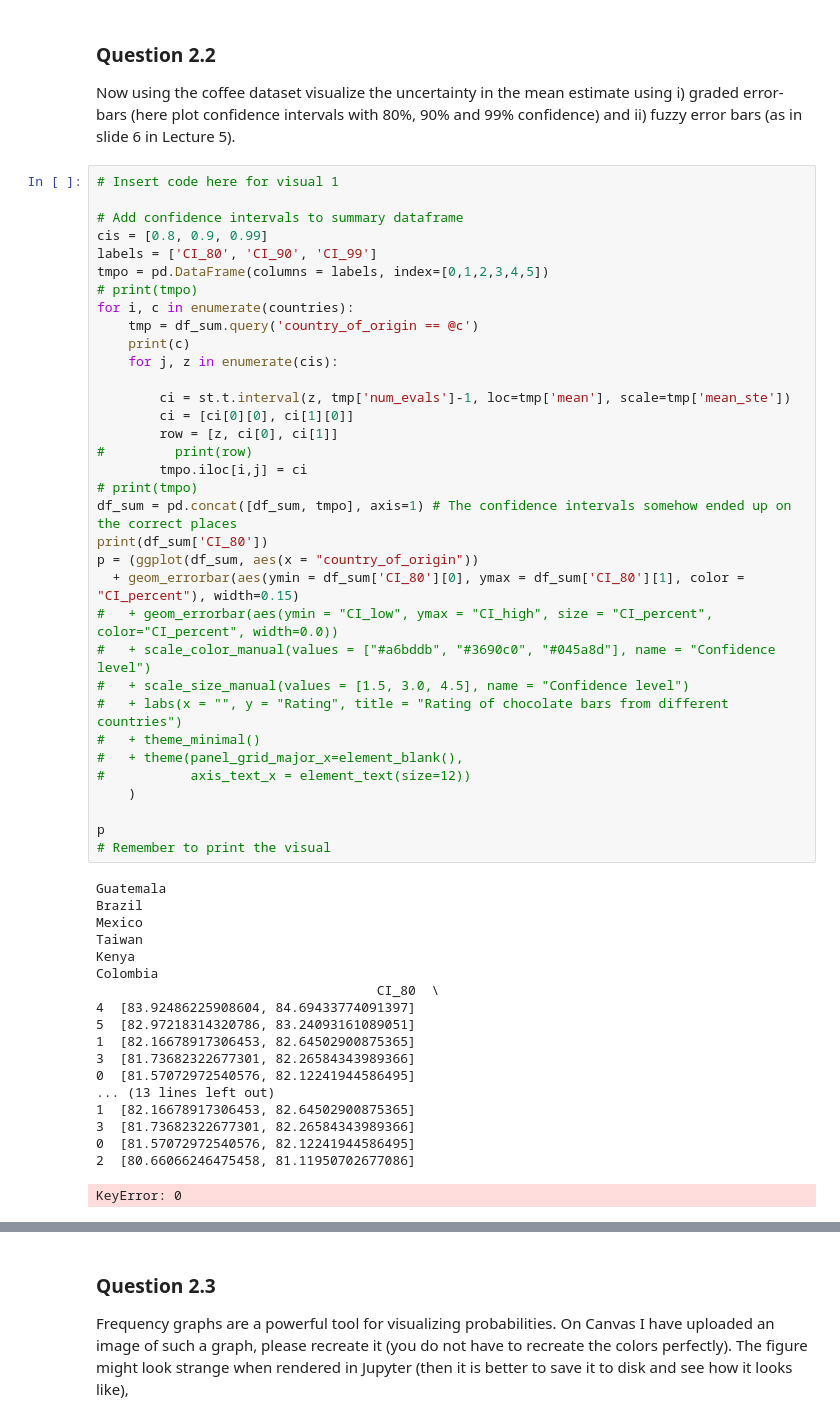
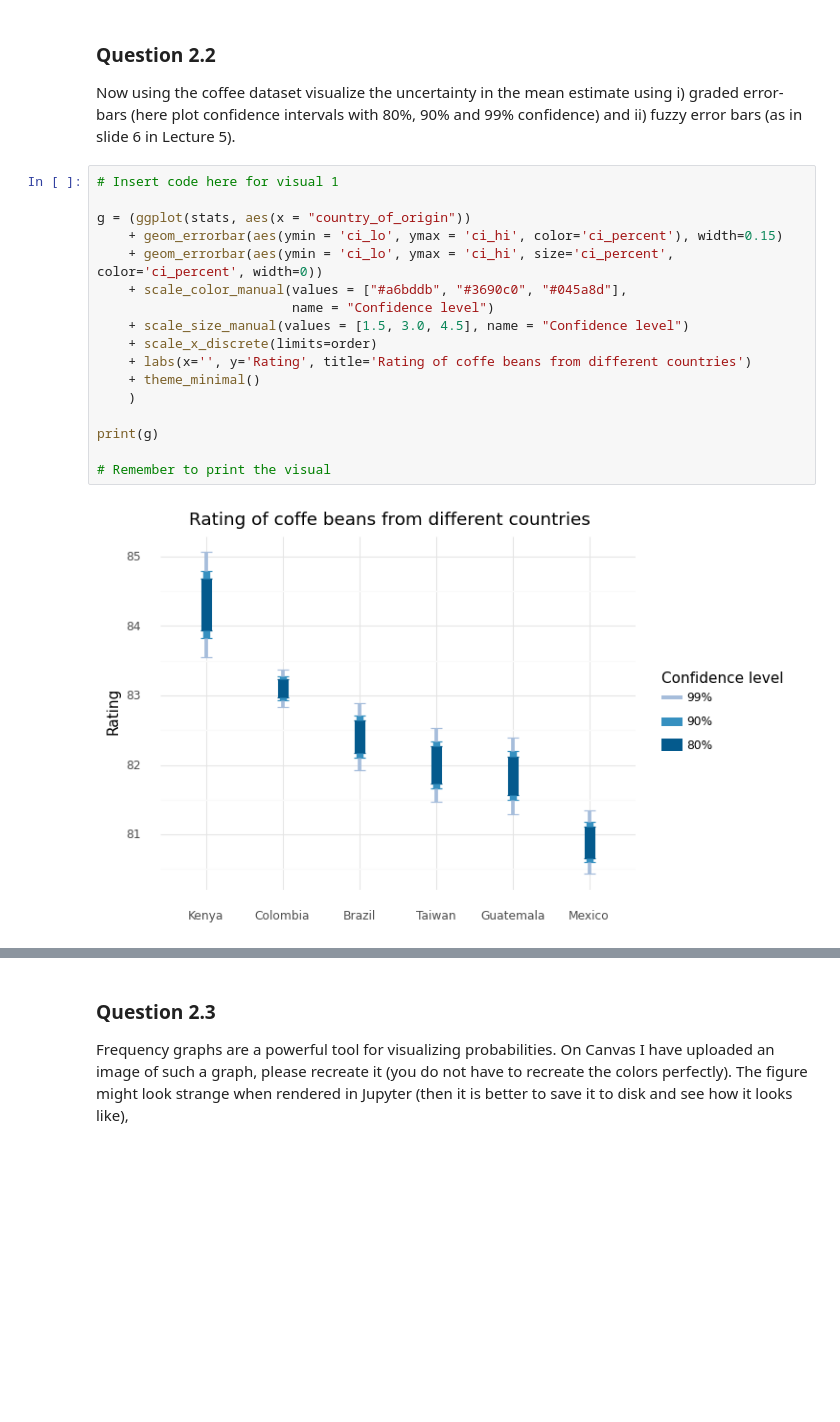
Before and after one commit to Stickish/MVE080, a Jupyter notebook: Homework 3/Homework3.ipynb, the cells around one changed output, grey strips where cells are left out. Drawn from its saved outputs; the diff is of its cells as text; blank space fills up the shorter version.

```diff
--- a/Homework 3/Homework3.ipynb
+++ b/Homework 3/Homework3.ipynb
@@ -172,53 +222,19 @@ Now using the coffee dataset visualize the uncertainty in the mean estimate usin
 # %%
 # Insert code here for visual 1
 
-# Add confidence intervals to summary dataframe
-cis = [0.8, 0.9, 0.99]
-labels = ['CI_80', 'CI_90', 'CI_99']
-tmpo = pd.DataFrame(columns = labels, index=[0,1,2,3,4,5])
-# print(tmpo)
-for i, c in enumerate(countries):
-    tmp = df_sum.query('country_of_origin == @c')
-    print(c)
-    for j, z in enumerate(cis):
-
-        ci = st.t.interval(z, tmp['num_evals']-1, loc=tmp['mean'], scale=tmp['mean_ste'])
-        ci = [ci[0][0], ci[1][0]]
-        row = [z, ci[0], ci[1]]
-#         print(row)
-        tmpo.iloc[i,j] = ci
-# print(tmpo)
-df_sum = pd.concat([df_sum, tmpo], axis=1) # The confidence intervals somehow ended up on the correct places
-print(df_sum['CI_80'])
-p = (ggplot(df_sum, aes(x = "country_of_origin"))
-  + geom_errorbar(aes(ymin = df_sum['CI_80'][0], ymax = df_sum['CI_80'][1], color = "CI_percent"), width=0.15)
-#   + geom_errorbar(aes(ymin = "CI_low", ymax = "CI_high", size = "CI_percent", color="CI_percent", width=0.0))
-#   + scale_color_manual(values = ["#a6bddb", "#3690c0", "#045a8d"], name = "Confidence level")
-#   + scale_size_manual(values = [1.5, 3.0, 4.5], name = "Confidence level")
-#   + labs(x = "", y = "Rating", title = "Rating of chocolate bars from different countries")
-#   + theme_minimal()
-#   + theme(panel_grid_major_x=element_blank(),
-#           axis_text_x = element_text(size=12))
+g = (ggplot(stats, aes(x = "country_of_origin"))
+    + geom_errorbar(aes(ymin = 'ci_lo', ymax = 'ci_hi', color='ci_percent'), width=0.15)
+    + geom_errorbar(aes(ymin = 'ci_lo', ymax = 'ci_hi', size='ci_percent', color='ci_percent', width=0))
+    + scale_color_manual(values = ["#a6bddb", "#3690c0", "#045a8d"],
+                         name = "Confidence level")
+    + scale_size_manual(values = [1.5, 3.0, 4.5], name = "Confidence level")
+    + scale_x_discrete(limits=order)
+    + labs(x='', y='Rating', title='Rating of coffe beans from different countries')
+    + theme_minimal()
     )
 
-p
+print(g)
+
 # Remember to print the visual
 # %% [output]
-Guatemala
-Brazil
-Mexico
-Taiwan
-Kenya
-Colombia
-                                    CI_80  \
-4  [83.92486225908604, 84.69433774091397]
-5  [82.97218314320786, 83.24093161089051]
-1  [82.16678917306453, 82.64502900875365]
-3  [81.73682322677301, 82.26584343989366]
-0  [81.57072972540576, 82.12241944586495]
-... (13 lines left out)
-1  [82.16678917306453, 82.64502900875365]
-3  [81.73682322677301, 82.26584343989366]
-0  [81.57072972540576, 82.12241944586495]
-2  [80.66066246475458, 81.11950702677086]
-KeyError: 0
+[figure, added]
```
Also changed, not shown: parts of 17 cells of this notebook, 27 other files.
